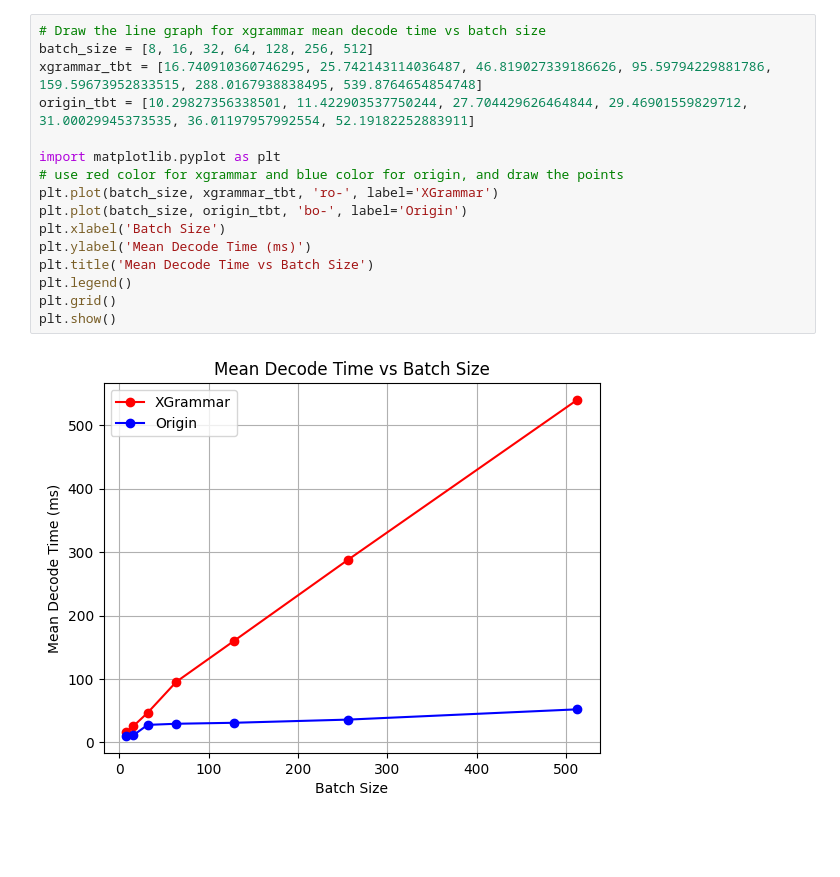
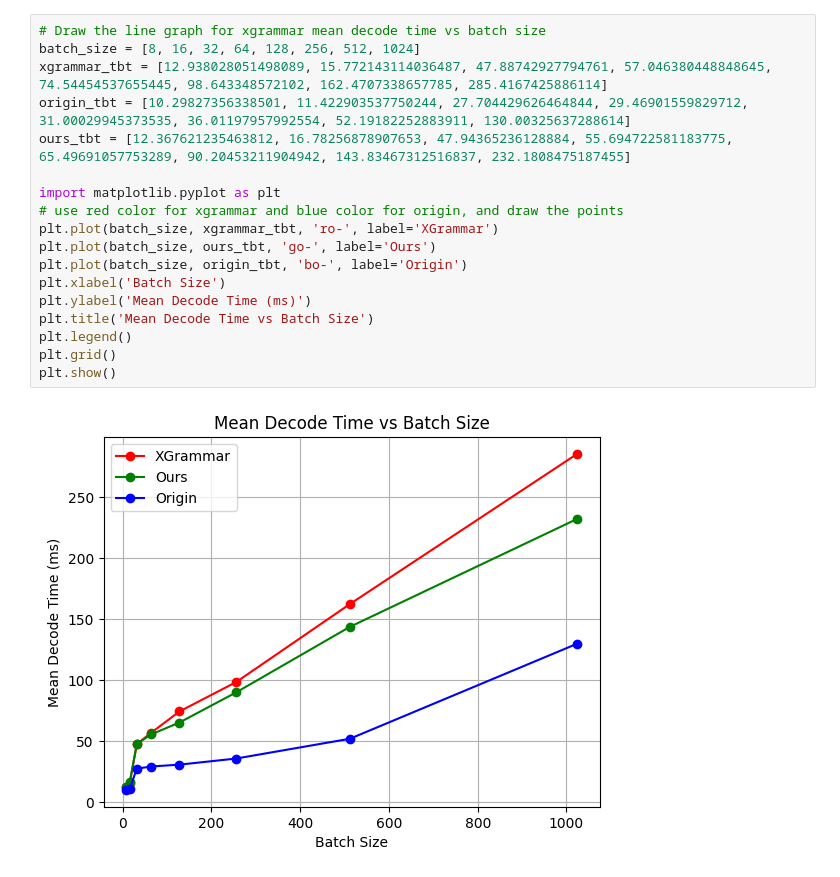
Before and after one commit to flyinglandlord/lightllm, a Jupyter notebook: experiment.ipynb, the cells around one changed output. Saved outputs shown, nothing was run; the diff lists cells and outputs as text; blank space fills up the shorter version.

```diff
--- a/experiment.ipynb
+++ b/experiment.ipynb
@@ -1,18 +1,20 @@
 # %%
 # Draw the line graph for xgrammar mean decode time vs batch size
-batch_size = [8, 16, 32, 64, 128, 256, 512]
-xgrammar_tbt = [16.740910360746295, 25.742143114036487, 46.819027339186626, 95.59794229881786, 159.59673952833515, 288.0167938838495, 539.8764654854748]
-origin_tbt = [10.29827356338501, 11.422903537750244, 27.704429626464844, 29.46901559829712, 31.00029945373535, 36.01197957992554, 52.19182252883911]
+batch_size = [8, 16, 32, 64, 128, 256, 512, 1024]
+xgrammar_tbt = [12.938028051498089, 15.772143114036487, 47.88742927794761, 57.046380448848645, 74.54454537655445, 98.643348572102, 162.4707338657785, 285.4167425886114]
+origin_tbt = [10.29827356338501, 11.422903537750244, 27.704429626464844, 29.46901559829712, 31.00029945373535, 36.01197957992554, 52.19182252883911, 130.00325637288614]
+ours_tbt = [12.367621235463812, 16.78256878907653, 47.94365236128884, 55.694722581183775, 65.49691057753289, 90.20453211904942, 143.83467312516837, 232.1808475187455]
 
 import matplotlib.pyplot as plt
 # use red color for xgrammar and blue color for origin, and draw the points
 plt.plot(batch_size, xgrammar_tbt, 'ro-', label='XGrammar')
+plt.plot(batch_size, ours_tbt, 'go-', label='Ours')
 plt.plot(batch_size, origin_tbt, 'bo-', label='Origin')
 plt.xlabel('Batch Size')
 plt.ylabel('Mean Decode Time (ms)')
 plt.title('Mean Decode Time vs Batch Size')
 plt.legend()
 plt.grid()
 plt.show()
 # %% [output]
-[figure, old version]
+[figure, new version]
```
Also changed, not shown: 23 other files.
